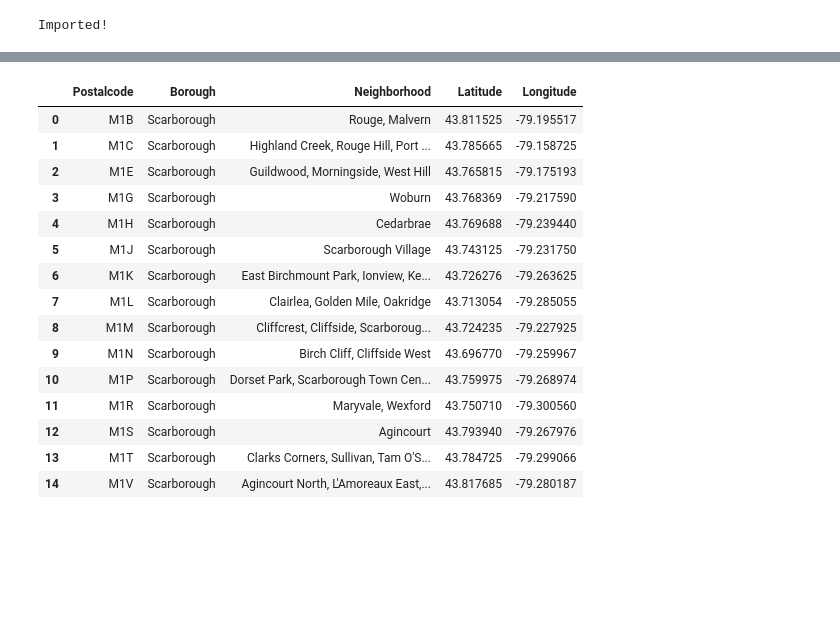
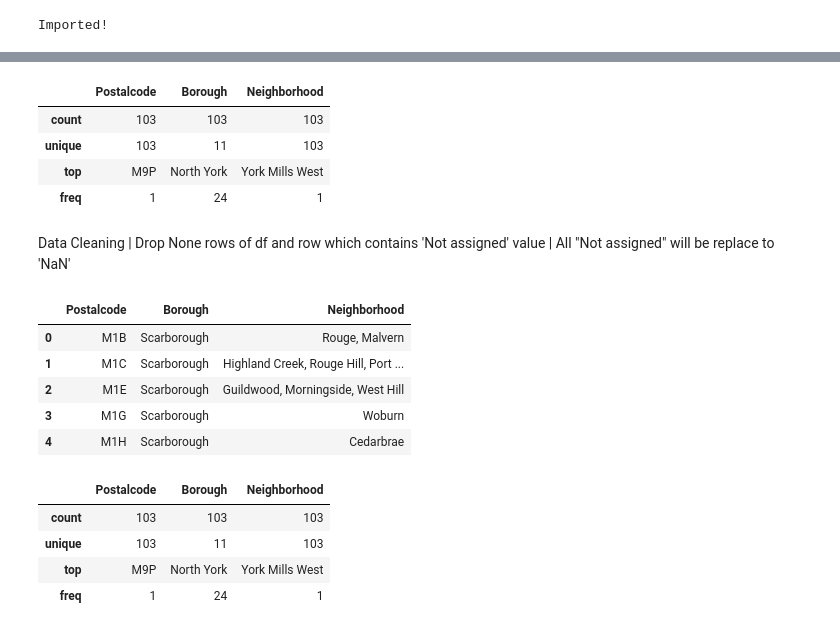
Before and after one commit to khazak10/coursera-applied-data-science-capstone, a Jupyter notebook: Segmenting and Clustering Neighborhoods in Toronto.ipynb, the cells around one changed output, grey strips where cells are left out. Cells and saved outputs as stored; diff of their text form; code cells hidden in the pictures; blank space fills up the shorter version.

```diff
--- a/Segmenting and Clustering Neighborhoods in Toronto.ipynb
+++ b/Segmenting and Clustering Neighborhoods in Toronto.ipynb
@@ -104,19 +123,37 @@ df[df.Postalcode == 'M5G']
+# %%
+df.describe()
+# %% [output]
+|  | Postalcode | Borough | Neighborhood |
+| count | 103 | 103 | 103 |
+| unique | 103 | 11 | 103 |
+| top | M9P | North York | York Mills West |
+| freq | 1 | 24 | 1 |
+# %% [markdown]
+Data Cleaning | Drop None rows of df and row which contains 'Not assigned' value | All "Not assigned" will be replace to 'NaN'
+# %%
+df = df.dropna()
+empty = 'Not assigned'
+df = df[(df.Postalcode != empty ) & (df.Borough != empty) & (df.Neighborhood != empty)]
 # %%
-df.head(15)
+df.head()
 # %% [output]
-|  | Postalcode | Borough | Neighborhood | Latitude | Longitude |
-| 0 | M1B | Scarborough | Rouge, Malvern | 43.811525 | -79.195517 |
-| 1 | M1C | Scarborough | Highland Creek, Rouge Hill, Port ... | 43.785665 | -79.158725 |
-| 2 | M1E | Scarborough | Guildwood, Morningside, West Hill | 43.765815 | -79.175193 |
-| 3 | M1G | Scarborough | Woburn | 43.768369 | -79.217590 |
-| 4 | M1H | Scarborough | Cedarbrae | 43.769688 | -79.239440 |
-| 5 | M1J | Scarborough | Scarborough Village | 43.743125 | -79.231750 |
-| 6 | M1K | Scarborough | East Birchmount Park, Ionview, Ke... | 43.726276 | -79.263625 |
-| 7 | M1L | Scarborough | Clairlea, Golden Mile, Oakridge | 43.713054 | -79.285055 |
-| 8 | M1M | Scarborough | Cliffcrest, Cliffside, Scarboroug... | 43.724235 | -79.227925 |
-| 9 | M1N | Scarborough | Birch Cliff, Cliffside West | 43.696770 | -79.259967 |
-| 10 | M1P | Scarborough | Dorset Park, Scarborough Town Cen... | 43.759975 | -79.268974 |
-| 11 | M1R | Scarborough | Maryvale, Wexford | 43.750710 | -79.300560 |
-| 12 | M1S | Scarborough | Agincourt | 43.793940 | -79.267976 |
-| 13 | M1T | Scarborough | Clarks Corners, Sullivan, Tam O'S... | 43.784725 | -79.299066 |
-| 14 | M1V | Scarborough | Agincourt North, L'Amoreaux East,... | 43.817685 | -79.280187 |
+|  | Postalcode | Borough | Neighborhood |
+| 0 | M1B | Scarborough | Rouge, Malvern |
+| 1 | M1C | Scarborough | Highland Creek, Rouge Hill, Port ... |
+| 2 | M1E | Scarborough | Guildwood, Morningside, West Hill |
+| 3 | M1G | Scarborough | Woburn |
+| 4 | M1H | Scarborough | Cedarbrae |
+# %%
+def neighborhood_list(grouped):
+    return ', '.join(sorted(grouped['Neighborhood'].tolist()))
+
+grp = df.groupby(['Postalcode', 'Borough'])
+df_2 = grp.apply(neighborhood_list).reset_index(name='Neighborhood')
+# %%
+df_2.describe()
+# %% [output]
+|  | Postalcode | Borough | Neighborhood |
+| count | 103 | 103 | 103 |
+| unique | 103 | 11 | 103 |
+| top | M9P | North York | York Mills West |
+| freq | 1 | 24 | 1 |
```
Also changed, not shown: parts of 22 cells of this notebook.
